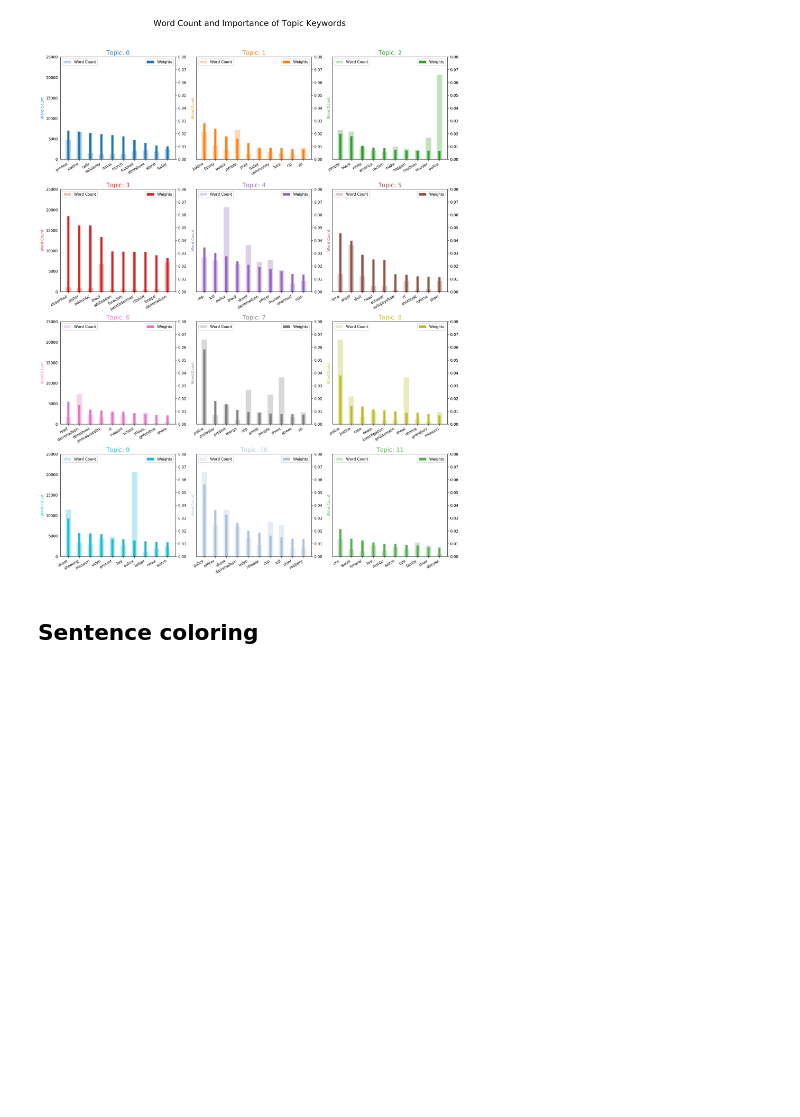
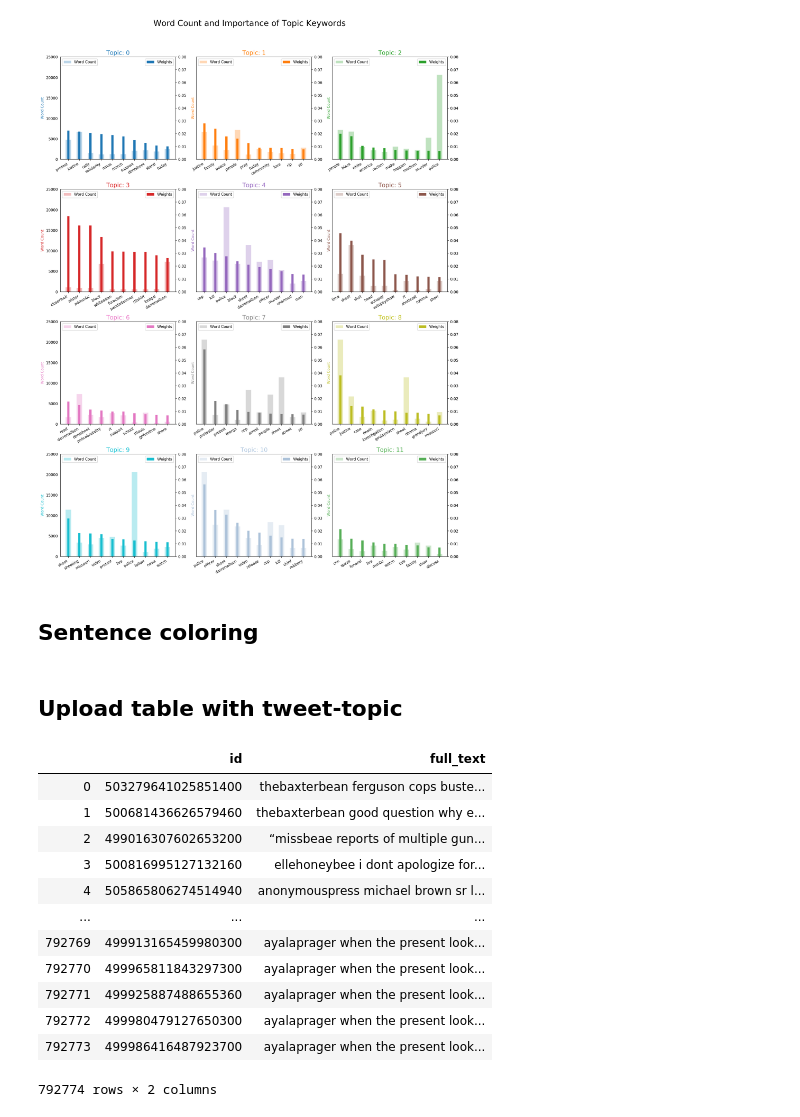
Before and after one commit to opardo/BlackLivesMatter, a Jupyter notebook: TopicModeling/get_topics_ferguson_mikebrown.ipynb, the cells around one changed output. Drawn from its saved outputs; the diff is of its cells as text; code cells hidden in the pictures; blank space fills up the shorter version.

```diff
--- a/TopicModeling/get_topics_ferguson_mikebrown.ipynb
+++ b/TopicModeling/get_topics_ferguson_mikebrown.ipynb
@@ -684,3 +692,5 @@ def sentences_chart(lda_model=optimal_model, corpus=corpus, start = 0, end = 13)
     plt.show()
 
 sentences_chart()
+# %% [markdown]
+## Upload table with tweet-topic
@@ -686,0 +704,16 @@ sentences_chart()
+# %%
+df_pred
+# %% [output]
+|  | id | full_text |
+| 0 | 503279641025851400 | thebaxterbean ferguson cops buste... |
+| 1 | 500681436626579460 | thebaxterbean good question why e... |
+| 2 | 499016307602653200 | “missbeae reports of multiple gun... |
+| 3 | 500816995127132160 | ellehoneybee i dont apologize for... |
+| 4 | 505865806274514940 | anonymouspress michael brown sr l... |
+| ... | ... | ... |
+| 792769 | 499913165459980300 | ayalaprager when the present look... |
+| 792770 | 499965811843297300 | ayalaprager when the present look... |
+| 792771 | 499925887488655360 | ayalaprager when the present look... |
+| 792772 | 499980479127650300 | ayalaprager when the present look... |
+| 792773 | 499986416487923700 | ayalaprager when the present look... |
+792774 rows × 2 columns
```
Also changed, not shown: parts of 7 cells of this notebook.
